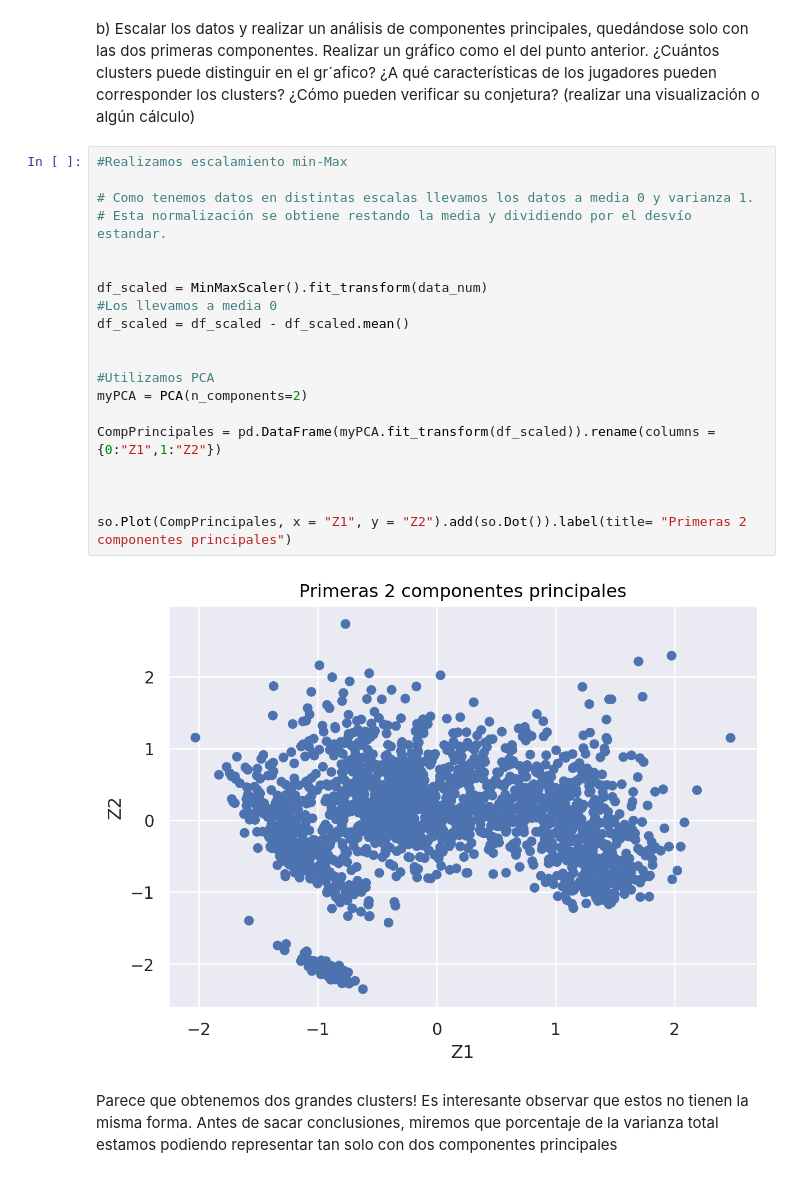
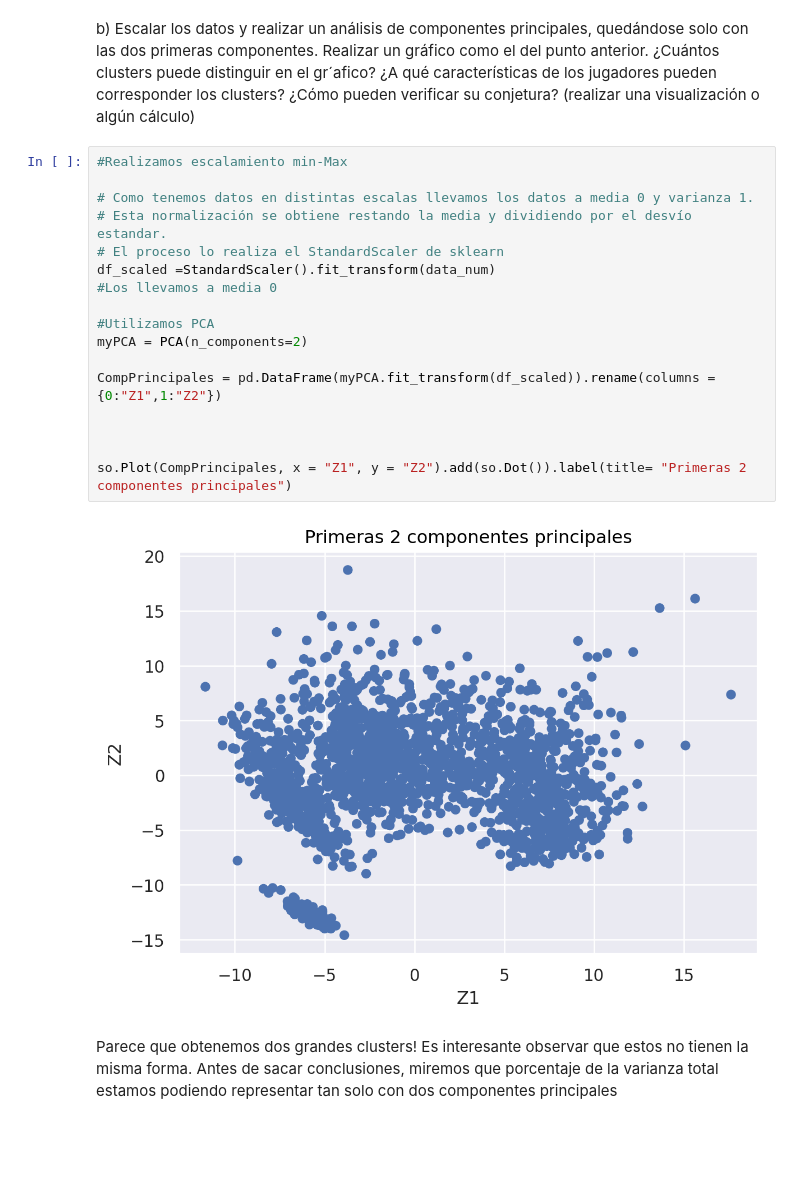
Before and after one commit to Dani-Bustos/Tp-2-LaboDeDatos, a Jupyter notebook: Tp2.ipynb, the cells around one changed output. Cells and saved outputs as stored; diff of their text form; blank space fills up the shorter version.

```diff
--- a/Tp2.ipynb
+++ b/Tp2.ipynb
@@ -127,25 +127,22 @@ clusters puede distinguir en el gr´afico? ¿A qué características de los juga
 # %%
 #Realizamos escalamiento min-Max
 
 # Como tenemos datos en distintas escalas llevamos los datos a media 0 y varianza 1.
 # Esta normalización se obtiene restando la media y dividiendo por el desvío estandar.
-
-
-df_scaled = MinMaxScaler().fit_transform(data_num)
+# El proceso lo realiza el StandardScaler de sklearn
+df_scaled =StandardScaler().fit_transform(data_num)
 #Los llevamos a media 0
-df_scaled = df_scaled - df_scaled.mean()
-
 
 #Utilizamos PCA
 myPCA = PCA(n_components=2)
 
 CompPrincipales = pd.DataFrame(myPCA.fit_transform(df_scaled)).rename(columns = {0:"Z1",1:"Z2"})
 
 
 
 so.Plot(CompPrincipales, x = "Z1", y = "Z2").add(so.Dot()).label(title= "Primeras 2 componentes principales")
 # %% [output]
-[figure, old version]
+[figure, new version]
 # %% [markdown]
 Parece que obtenemos dos grandes clusters! Es interesante observar que estos no tienen la misma forma. Antes de sacar conclusiones, miremos que porcentaje de la varianza total estamos podiendo representar tan solo con dos componentes principales
 # %%
```
Also changed, not shown: parts of 36 cells of this notebook.
